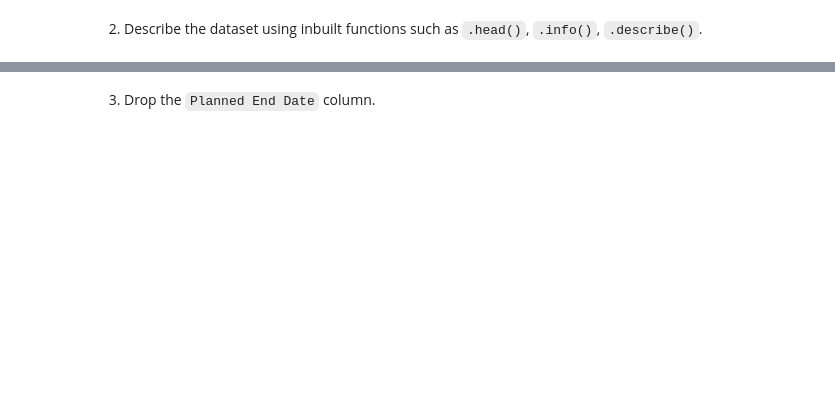
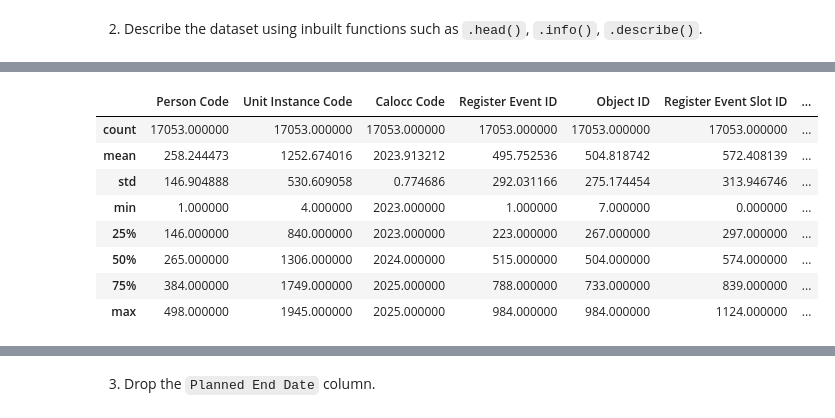
Before and after one commit to Ikra261/Attendance-Summative, a Jupyter notebook: summative1-1.ipynb, the cells around one changed output, grey strips where cells are left out. Saved outputs shown, nothing was run; the diff lists cells and outputs as text; code cells hidden in the pictures; blank space fills up the shorter version.

```diff
--- a/summative1-1.ipynb
+++ b/summative1-1.ipynb
@@ -80,0 +114,12 @@ By completing this assessment, you will demonstrate your ability to:
+# %%
+attendance.describe()
+# %% [output]
+|  | Person Code | Unit Instance Code | Calocc Code | Register Event ID | Object ID | Register Event Slot ID | ... |
+| count | 17053.000000 | 17053.000000 | 17053.000000 | 17053.000000 | 17053.000000 | 17053.000000 | ... |
+| mean | 258.244473 | 1252.674016 | 2023.913212 | 495.752536 | 504.818742 | 572.408139 | ... |
+| std | 146.904888 | 530.609058 | 0.774686 | 292.031166 | 275.174454 | 313.946746 | ... |
+| min | 1.000000 | 4.000000 | 2023.000000 | 1.000000 | 7.000000 | 0.000000 | ... |
+| 25% | 146.000000 | 840.000000 | 2023.000000 | 223.000000 | 267.000000 | 297.000000 | ... |
+| 50% | 265.000000 | 1306.000000 | 2024.000000 | 515.000000 | 504.000000 | 574.000000 | ... |
+| 75% | 384.000000 | 1749.000000 | 2025.000000 | 788.000000 | 733.000000 | 839.000000 | ... |
+| max | 498.000000 | 1945.000000 | 2025.000000 | 984.000000 | 984.000000 | 1124.000000 | ... |
```
Also changed, not shown: parts of 11 cells of this notebook.
